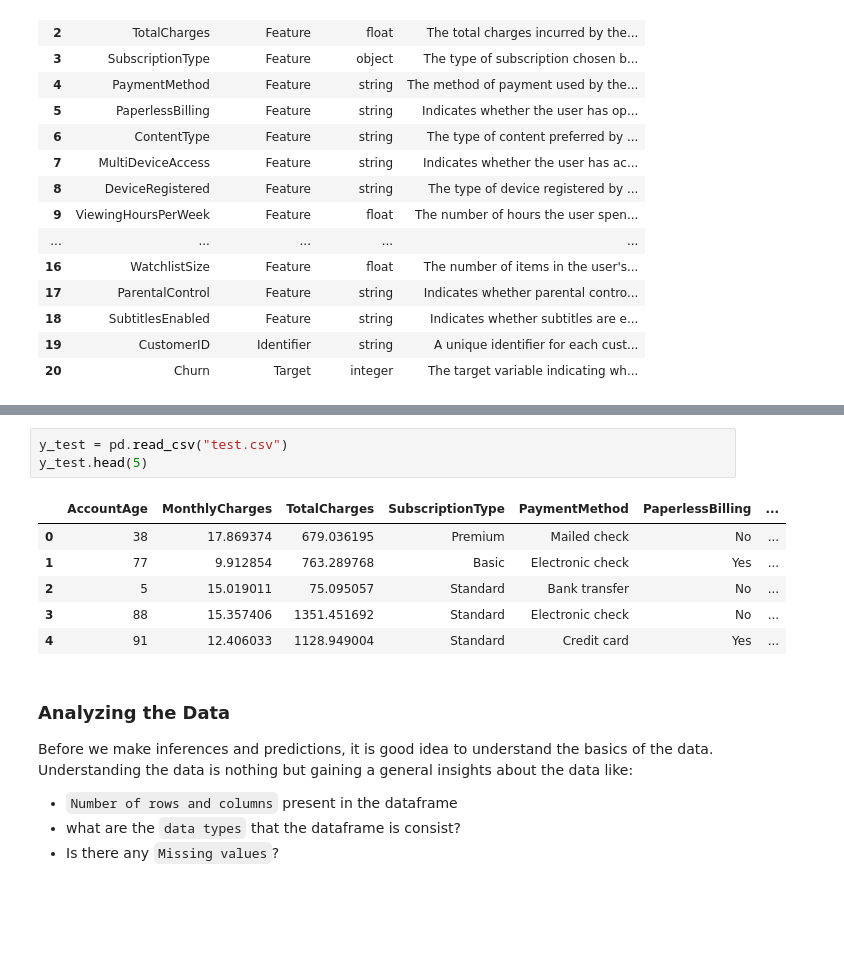
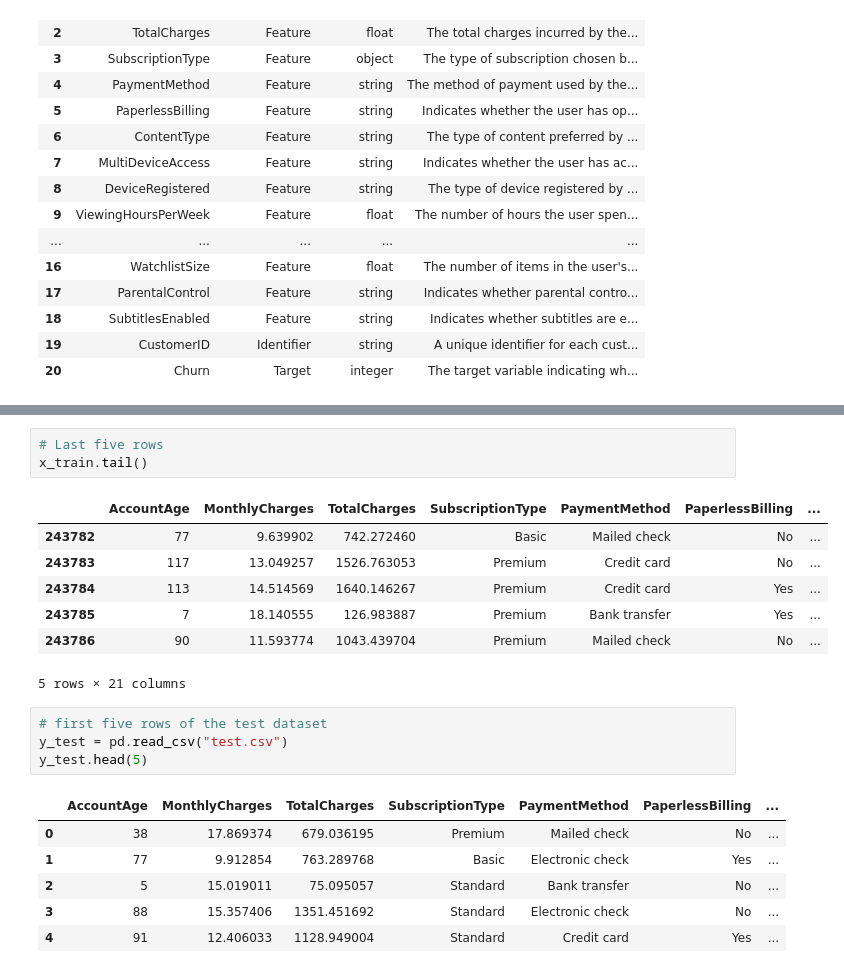
Before and after one commit to BVR198/Data-Science-Challenge, a Jupyter notebook: Customer Churn.ipynb, the cells around one changed output, grey strips where cells are left out. Cells and saved outputs as stored; diff of their text form; blank space fills up the shorter version.

```diff
--- a/Customer Churn.ipynb
+++ b/Customer Churn.ipynb
@@ -38,4 +55,16 @@ x_train.head(5)
+# %%
+# Last five rows
+x_train.tail()
+# %% [output]
+|  | AccountAge | MonthlyCharges | TotalCharges | SubscriptionType | PaymentMethod | PaperlessBilling | ... |
+| 243782 | 77 | 9.639902 | 742.272460 | Basic | Mailed check | No | ... |
+| 243783 | 117 | 13.049257 | 1526.763053 | Premium | Credit card | No | ... |
+| 243784 | 113 | 14.514569 | 1640.146267 | Premium | Credit card | Yes | ... |
+| 243785 | 7 | 18.140555 | 126.983887 | Premium | Bank transfer | Yes | ... |
+| 243786 | 90 | 11.593774 | 1043.439704 | Premium | Mailed check | No | ... |
+5 rows × 21 columns
 # %%
+# first five rows of the test dataset
 y_test = pd.read_csv("test.csv")
 y_test.head(5)
 # %% [output]
@@ -45,10 +74,3 @@ y_test.head(5)
 | 2 | 5 | 15.019011 | 75.095057 | Standard | Bank transfer | No | ... |
 | 3 | 88 | 15.357406 | 1351.451692 | Standard | Electronic check | No | ... |
 | 4 | 91 | 12.406033 | 1128.949004 | Standard | Credit card | Yes | ... |
-# %% [markdown]
-### Analyzing the Data
-
-Before we make inferences and predictions, it is good idea to understand the basics of the data. Understanding the data is nothing but gaining a general insights about the data like:
-* `Number of rows and columns` present in the dataframe
-* what are the `data types` that the dataframe is consist?
-* Is there any `Missing values`?
```
Also changed, not shown: parts of 32 cells of this notebook.
